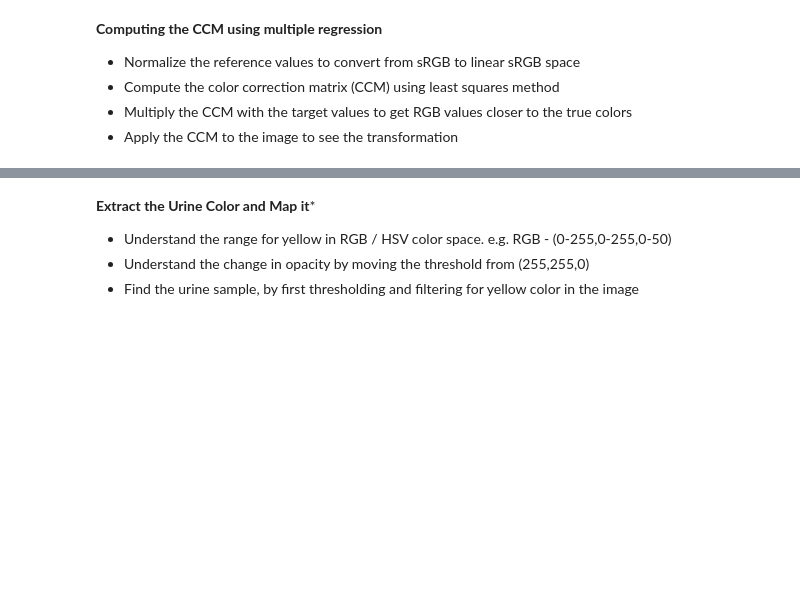
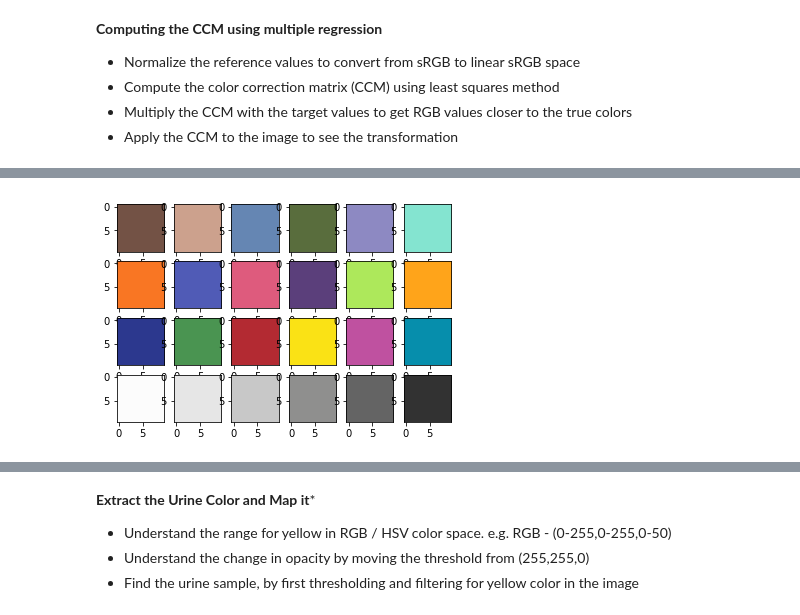
Before and after one commit to swedwi/Urine-Analysis, a Jupyter notebook: Color Correction - Urine.ipynb, the cells around one changed output, grey strips where cells are left out. Drawn from its saved outputs; the diff is of its cells as text; code cells hidden in the pictures; blank space fills up the shorter version.

Commit message:
Color calibration code and swatches added

```diff
--- a/Color Correction - Urine.ipynb
+++ b/Color Correction - Urine.ipynb
@@ -374,0 +415,4 @@ The difference value 8.620871303831514
+# %%
+    show_colorchecker_swatches()
+# %% [output]
+[figure, added]
```
Also changed, not shown: parts of 16 cells of this notebook, 1 other file.
